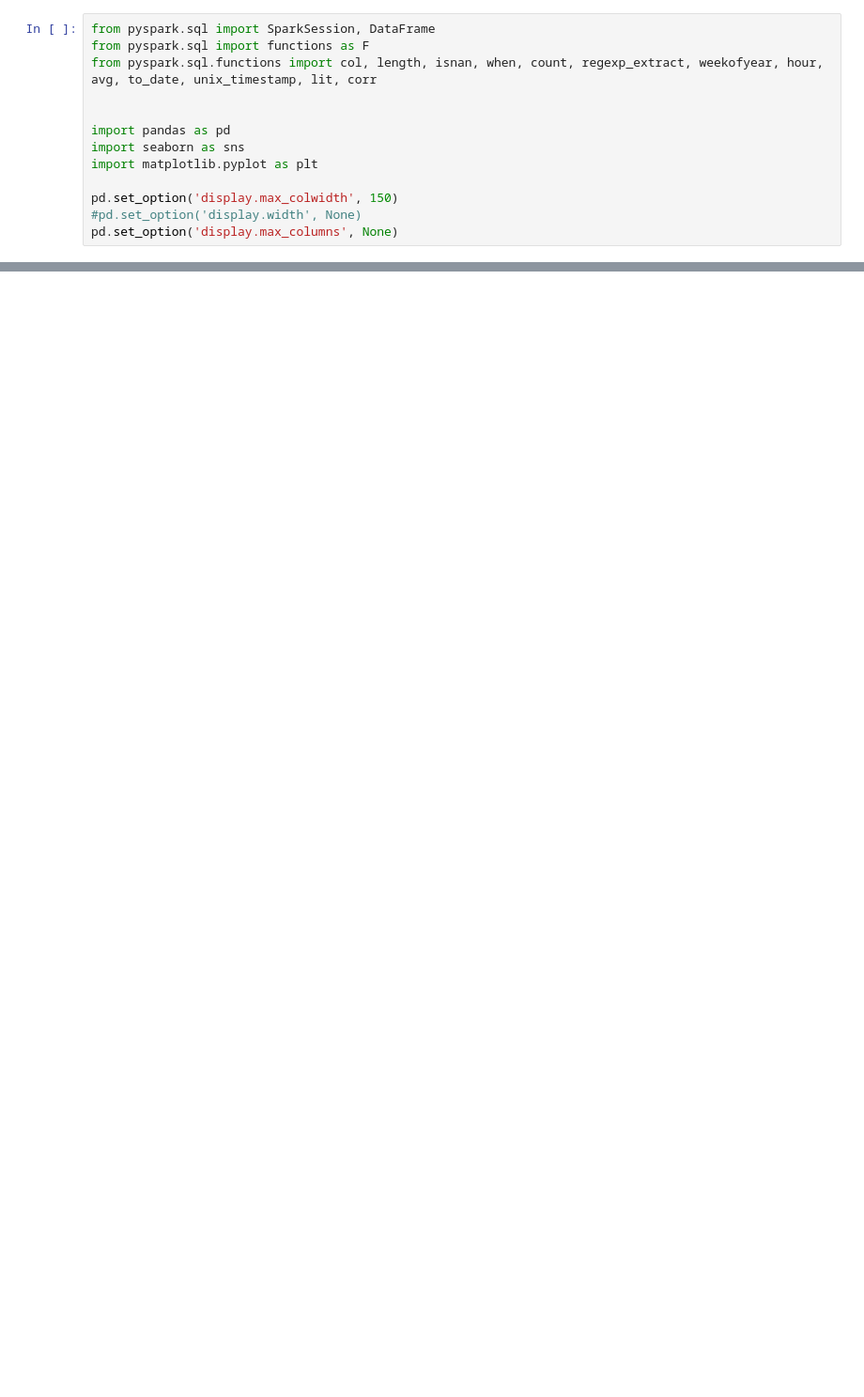
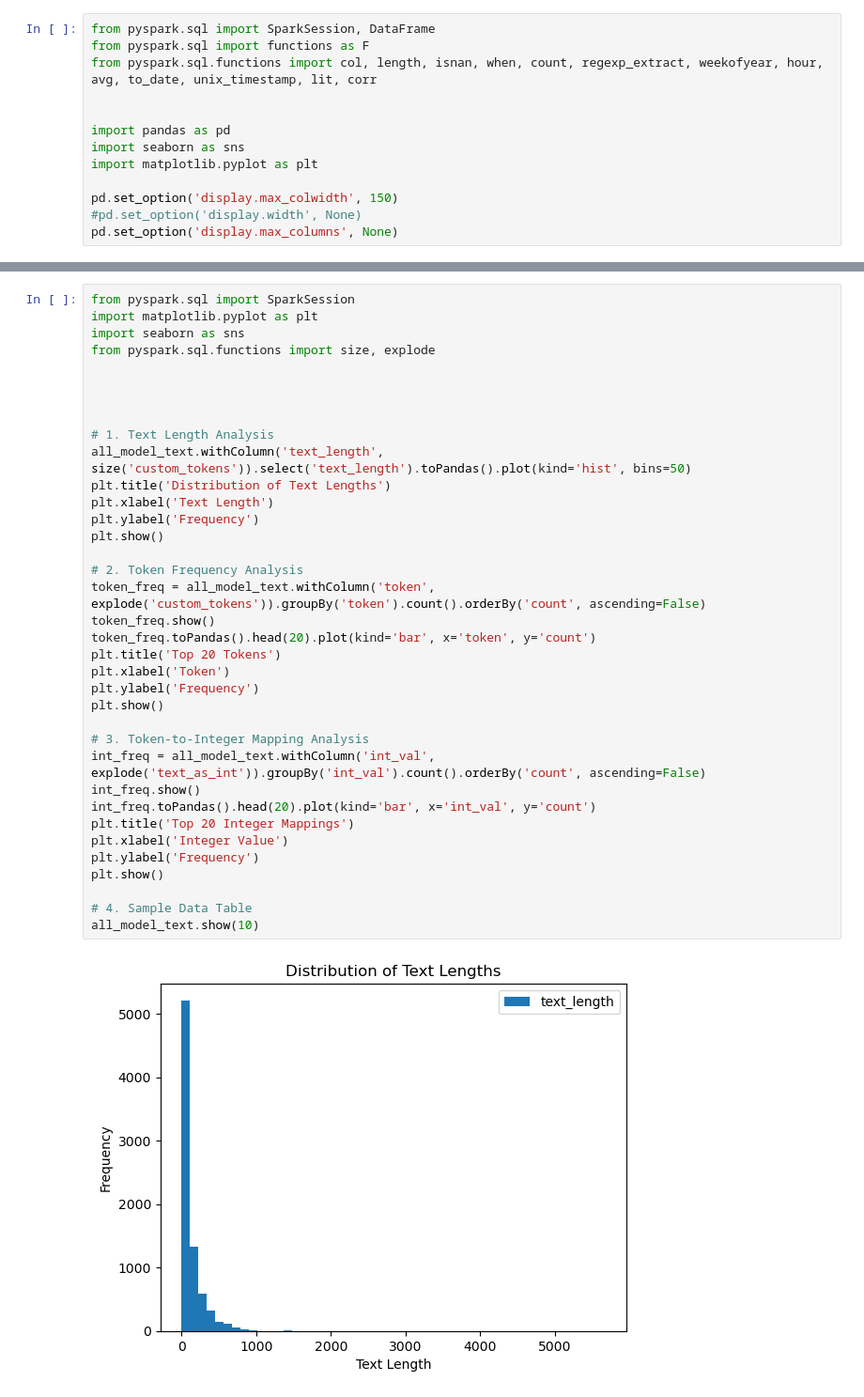
Before and after one commit to gu-dsan6000/fall-2023-reddit-project-team-17, a Jupyter notebook: code/project-nlp/project-nlp-posts-and-books-vis.ipynb, the cells around one changed output, grey strips where cells are left out. Shown at 94% size. Saved outputs shown, nothing was run; the diff lists cells and outputs as text; blank space fills up the shorter version.

Commit message:
done with functioning dataset

```diff
--- a/code/project-nlp/project-nlp-posts-and-books-vis.ipynb
+++ b/code/project-nlp/project-nlp-posts-and-books-vis.ipynb
@@ -78,0 +125,38 @@ all_model_text.show()
+# %%
+from pyspark.sql import SparkSession
+import matplotlib.pyplot as plt
+import seaborn as sns
+from pyspark.sql.functions import size, explode
+
+
+
+
+# 1. Text Length Analysis
+all_model_text.withColumn('text_length', size('custom_tokens')).select('text_length').toPandas().plot(kind='hist', bins=50)
+plt.title('Distribution of Text Lengths')
+plt.xlabel('Text Length')
+plt.ylabel('Frequency')
+plt.show()
+
+# 2. Token Frequency Analysis
+token_freq = all_model_text.withColumn('token', explode('custom_tokens')).groupBy('token').count().orderBy('count', ascending=False)
+token_freq.show()
+token_freq.toPandas().head(20).plot(kind='bar', x='token', y='count')
+plt.title('Top 20 Tokens')
+plt.xlabel('Token')
+plt.ylabel('Frequency')
+plt.show()
+
+# 3. Token-to-Integer Mapping Analysis
+int_freq = all_model_text.withColumn('int_val', explode('text_as_int')).groupBy('int_val').count().orderBy('count', ascending=False)
+int_freq.show()
+int_freq.toPandas().head(20).plot(kind='bar', x='int_val', y='count')
+plt.title('Top 20 Integer Mappings')
+plt.xlabel('Integer Value')
+plt.ylabel('Frequency')
+plt.show()
+
+# 4. Sample Data Table
+all_model_text.show(10)
+# %% [output]
+[figure, added]
```
Also changed, not shown: parts of 6 cells of this notebook, 1 other file.
